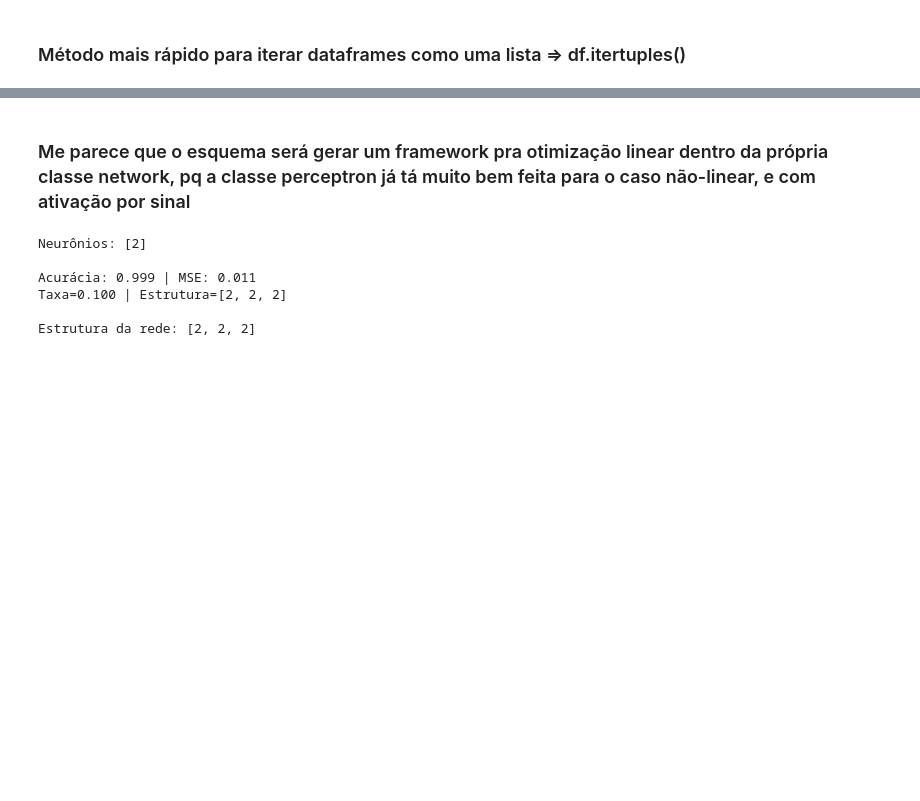
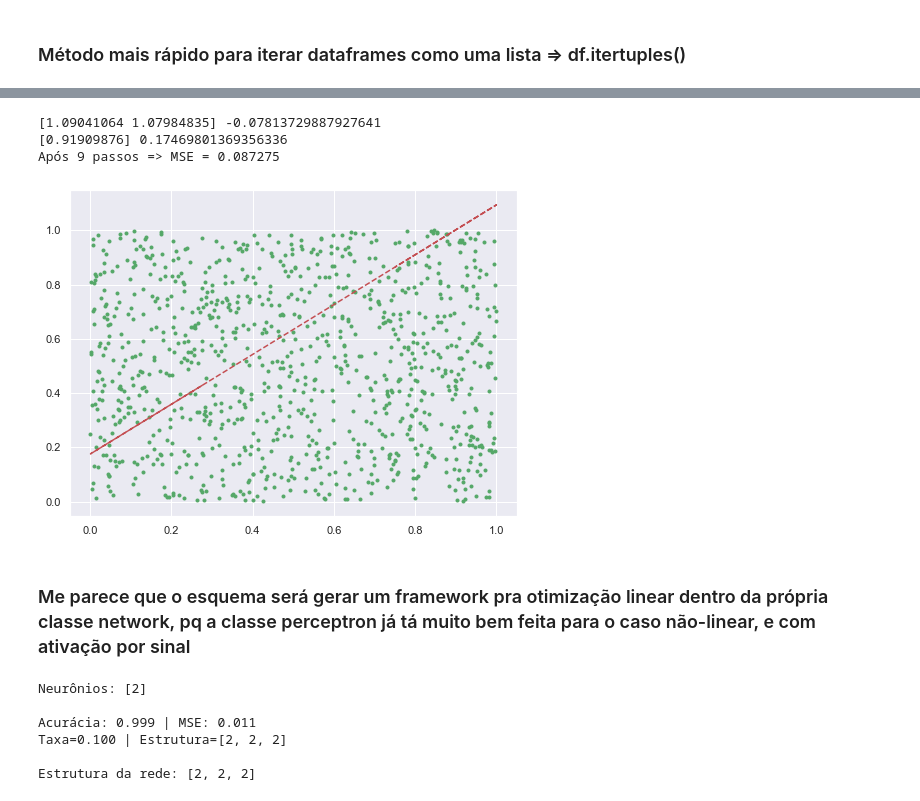
Before and after one commit to feanored/Perceptron, a Jupyter notebook: Retas.ipynb, the cells around one changed output, grey strips where cells are left out. Cells and saved outputs as stored; diff of their text form; code cells hidden in the pictures; blank space fills up the shorter version.

```diff
--- a/Retas.ipynb
+++ b/Retas.ipynb
@@ -57,13 +68,18 @@ plot(x_train, a, b)
-# %%
-for k in tqdm(range(100)):
-    network.train(x_train, y_train)
 # %%
+for k in tqdm(range(10)):
+    network.train(x_train, y_train)
+
 for layer in network.layers[1:]:
     for neuron in layer.neurons:
         print(neuron.weights, neuron.bias)
 
-a = network.layers[1].neurons[0].weights[0]
-b = network.layers[1].neurons[0].bias
+a = network.layers[2].neurons[0].weights[0]
+b = network.layers[2].neurons[0].bias
 mse = network.norma_l2(x_train, y_train)
-print("Após %d passos: %f*x + %f => MSE = %f"%(k, a, b, mse))
-plot(x_train, -a, -b)
+print("Após %d passos => MSE = %f"%(k, mse))
+plot(x_train, a, b)
+# %% [output]
+[1.09041064 1.07984835] -0.07813729887927641
+[0.91909876] 0.17469801369356336
+Após 9 passos => MSE = 0.087275
+[figure, added]
```
Also changed, not shown: parts of 17 cells of this notebook, 6 other files.
